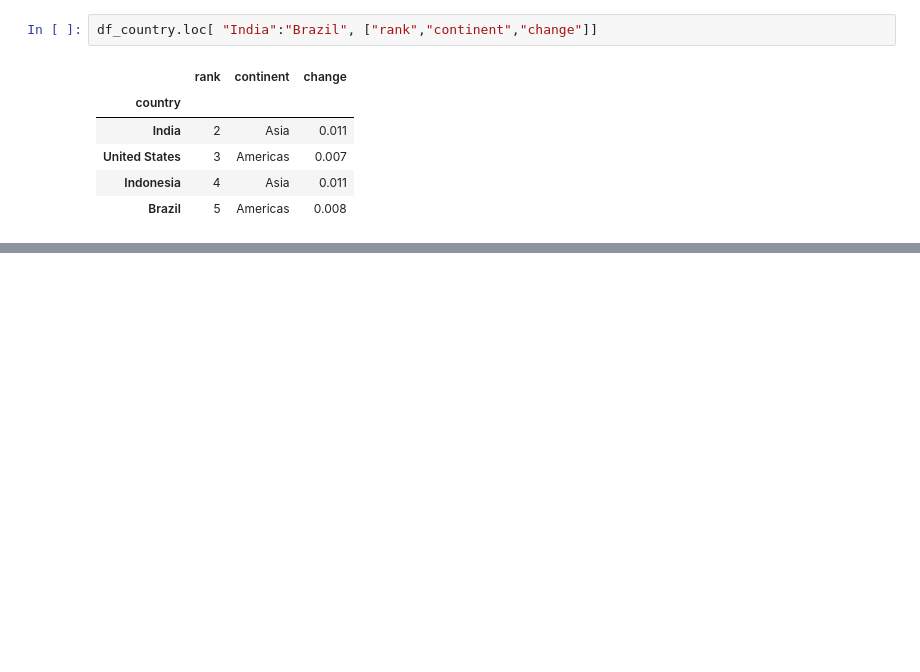
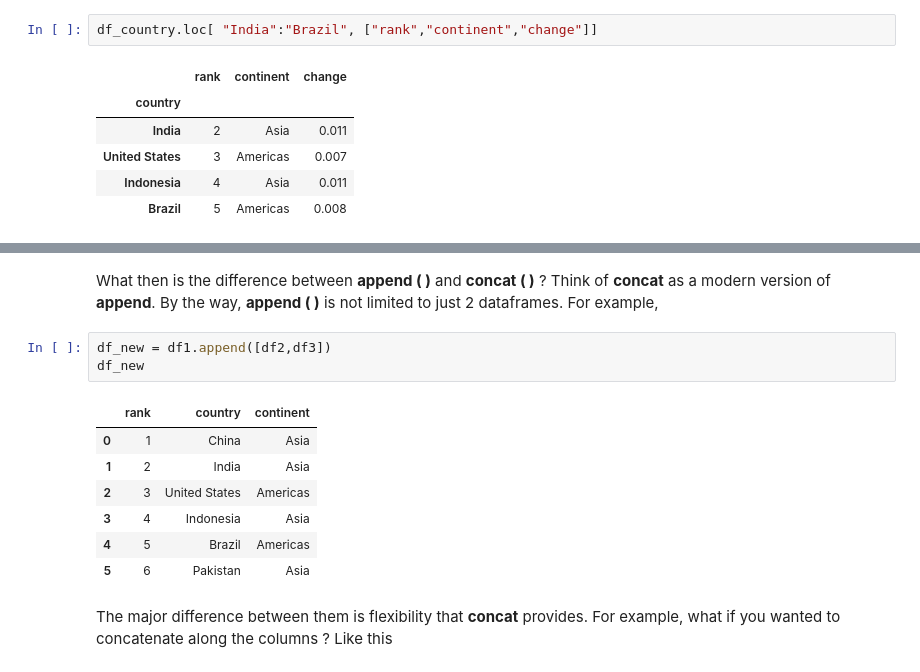
Before and after one commit to hotcode002/Machine-Learning-with-Python, a Jupyter notebook: week_1_basics/day_4_ml_data_structures_1/notebooks/pandas.ipynb, the cells around one changed output, grey strips where cells are left out. Drawn from its saved outputs; the diff is of its cells as text; blank space fills up the shorter version.

```diff
--- a/week_1_basics/day_4_ml_data_structures_1/notebooks/pandas.ipynb
+++ b/week_1_basics/day_4_ml_data_structures_1/notebooks/pandas.ipynb
@@ -410,0 +472,15 @@ df_country.loc[ "India":"Brazil", ["rank","continent","change"]]
+# %% [markdown]
+What then is the difference between **append ( )** and **concat ( )** ? Think of **concat** as a modern version of **append**. By the way, **append ( )** is not limited to just 2 dataframes. For example,
+# %%
+df_new = df1.append([df2,df3])
+df_new
+# %% [output]
+|  | rank | country | continent |
+| 0 | 1 | China | Asia |
+| 1 | 2 | India | Asia |
+| 2 | 3 | United States | Americas |
+| 3 | 4 | Indonesia | Asia |
+| 4 | 5 | Brazil | Americas |
+| 5 | 6 | Pakistan | Asia |
+# %% [markdown]
+The major difference between them is flexibility that **concat** provides. For example, what if you wanted to concatenate along the columns ? Like this
```
Also changed, not shown: parts of 15 cells of this notebook, 3 other files.
